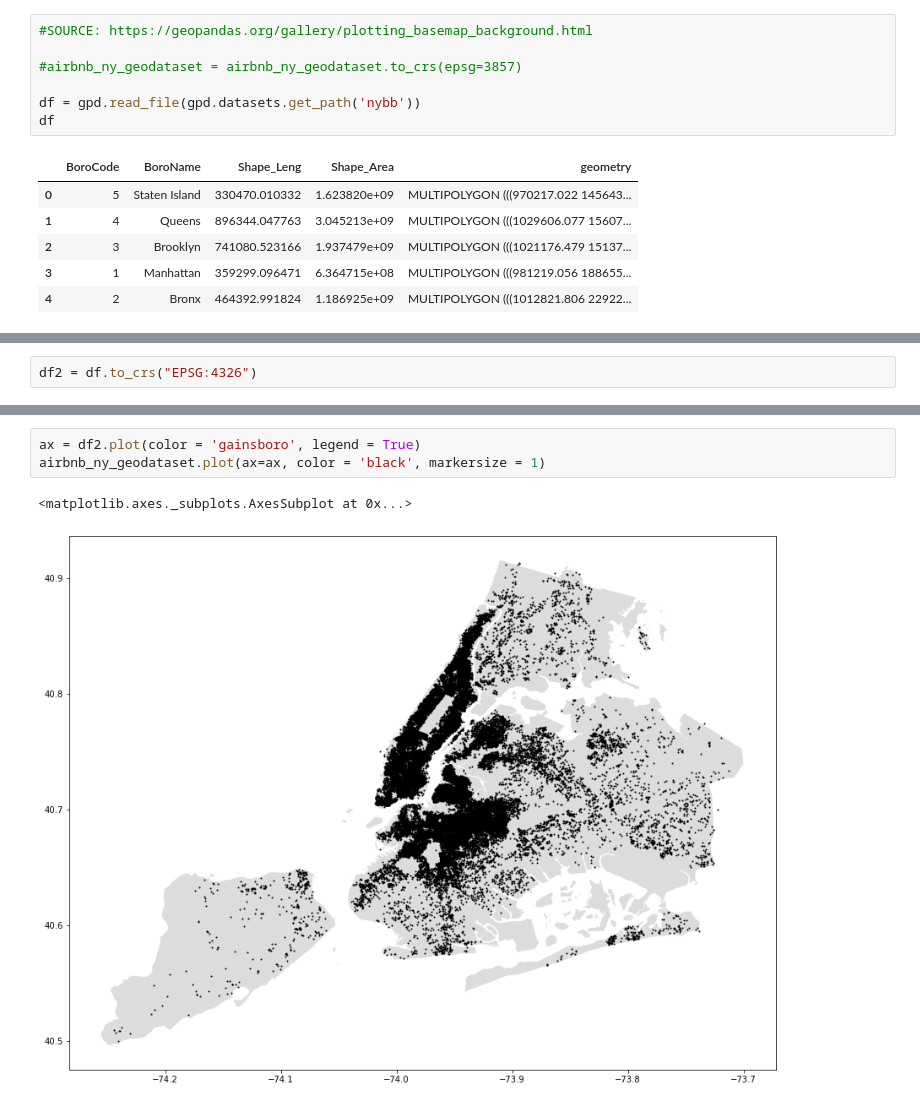
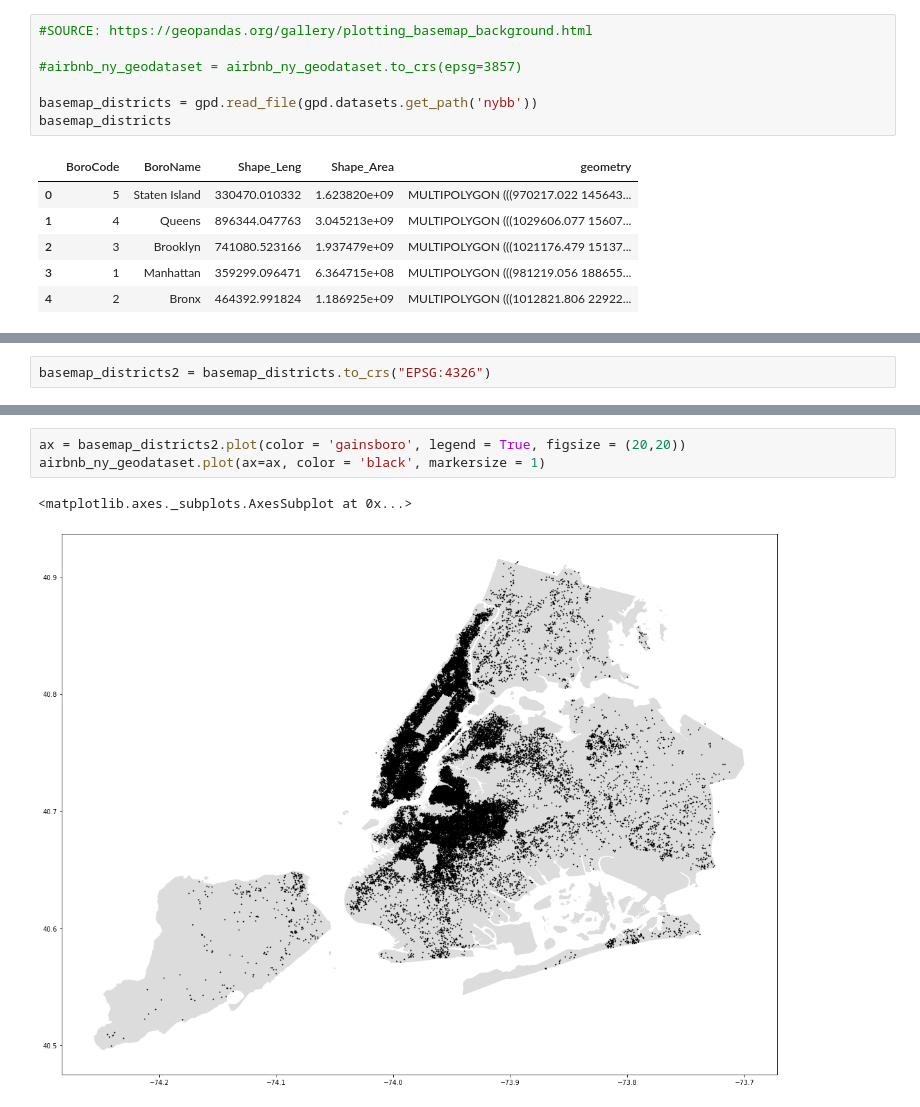
Before and after one commit to tmart101/Kaggle-exercises, a Jupyter notebook: AirBnb_NYC_dataset/AirBnB_exploring_data.ipynb, the cells around one changed output, grey strips where cells are left out. Drawn from its saved outputs; the diff is of its cells as text.

```diff
--- a/AirBnb_NYC_dataset/AirBnB_exploring_data.ipynb
+++ b/AirBnb_NYC_dataset/AirBnB_exploring_data.ipynb
@@ -110,8 +157,8 @@ airbnb_ny_geodataset.plot("neighbourhood", figsize = (30,30))
 
 #airbnb_ny_geodataset = airbnb_ny_geodataset.to_crs(epsg=3857)
 
-df = gpd.read_file(gpd.datasets.get_path('nybb'))
-df
+basemap_districts = gpd.read_file(gpd.datasets.get_path('nybb'))
+basemap_districts
 # %% [output]
 |  | BoroCode | BoroName | Shape_Leng | Shape_Area | geometry |
 | 0 | 5 | Staten Island | 330470.010332 | 1.623820e+09 | MULTIPOLYGON (((970217.022 145643... |
@@ -124,5 +171,5 @@ df.crs
 # %% [output]
 {'init': 'epsg:2263'}
 # %%
-df2 = df.to_crs("EPSG:4326")
+basemap_districts2 = basemap_districts.to_crs("EPSG:4326")
 # %%
@@ -130,10 +177,10 @@ df2.crs
 # %% [output]
 'EPSG:4326'
 # %%
-ax = df2.plot(color = 'gainsboro', legend = True)
+ax = basemap_districts2.plot(color = 'gainsboro', legend = True, figsize = (20,20))
 airbnb_ny_geodataset.plot(ax=ax, color = 'black', markersize = 1)
 # %% [output]
 <matplotlib.axes._subplots.AxesSubplot at 0x...>
-[figure, old version]
+[figure, new version]
 # %%
 fig, ax = plt.subplots(1, 1, figsize = (20,20))
```
Also changed, not shown: parts of 17 cells of this notebook.
